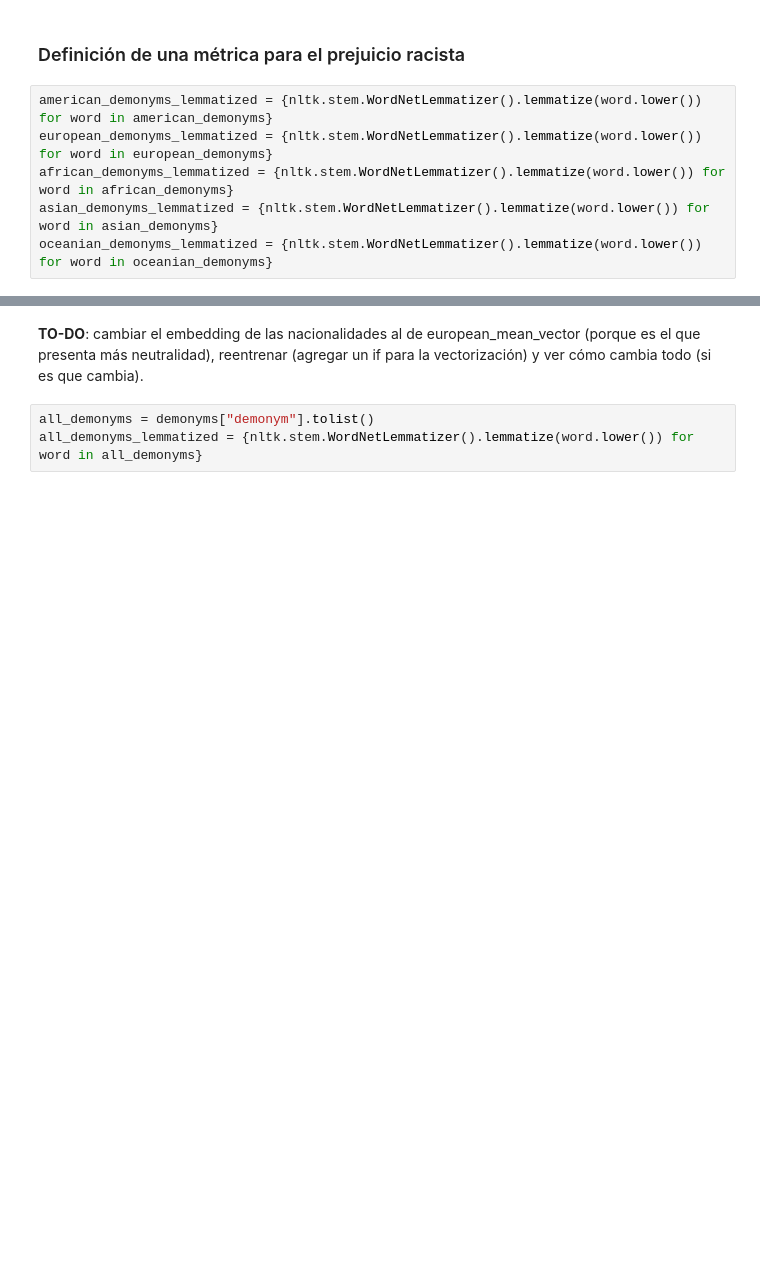
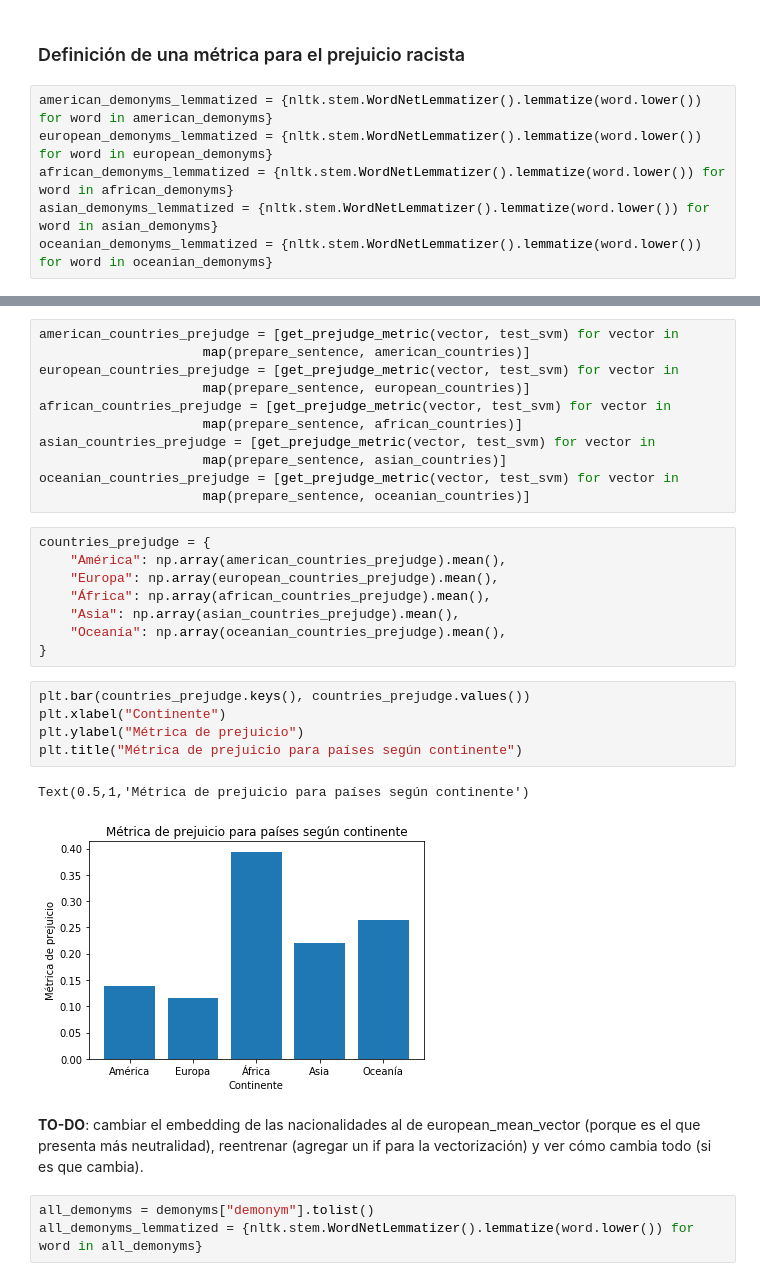
Before and after one commit to diflores/sentiment-analysis-assignment, a Jupyter notebook: Tarea 2.ipynb, the cells around one changed output, grey strips where cells are left out. Cells and saved outputs as stored; diff of their text form; blank space fills up the shorter version.

```diff
--- a/Tarea 2.ipynb
+++ b/Tarea 2.ipynb
@@ -748,3 +746,30 @@ Text(0.5,1,'Métrica de prejuicio según continente')
+# %%
+american_countries_prejudge = [get_prejudge_metric(vector, test_svm) for vector in
+                     map(prepare_sentence, american_countries)]
+european_countries_prejudge = [get_prejudge_metric(vector, test_svm) for vector in
+                     map(prepare_sentence, european_countries)]
+african_countries_prejudge = [get_prejudge_metric(vector, test_svm) for vector in
+                     map(prepare_sentence, african_countries)]
+asian_countries_prejudge = [get_prejudge_metric(vector, test_svm) for vector in
+                     map(prepare_sentence, asian_countries)]
+oceanian_countries_prejudge = [get_prejudge_metric(vector, test_svm) for vector in
+                     map(prepare_sentence, oceanian_countries)]
+# %%
+countries_prejudge = {
+    "América": np.array(american_countries_prejudge).mean(),
+    "Europa": np.array(european_countries_prejudge).mean(),
+    "África": np.array(african_countries_prejudge).mean(),
+    "Asia": np.array(asian_countries_prejudge).mean(),
+    "Oceanía": np.array(oceanian_countries_prejudge).mean(),
+}
+# %%
+plt.bar(countries_prejudge.keys(), countries_prejudge.values())
+plt.xlabel("Continente")
+plt.ylabel("Métrica de prejuicio")
+plt.title("Métrica de prejuicio para países según continente")
+# %% [output]
+Text(0.5,1,'Métrica de prejuicio para países según continente')
+[figure, added]
 # %% [markdown]
 **TO-DO**: cambiar el embedding de las nacionalidades al de european_mean_vector (porque es el que presenta más neutralidad), reentrenar (agregar un if para la vectorización) y ver cómo cambia todo (si es que cambia).
 # %%
```
Also changed, not shown: parts of 39 cells of this notebook.
